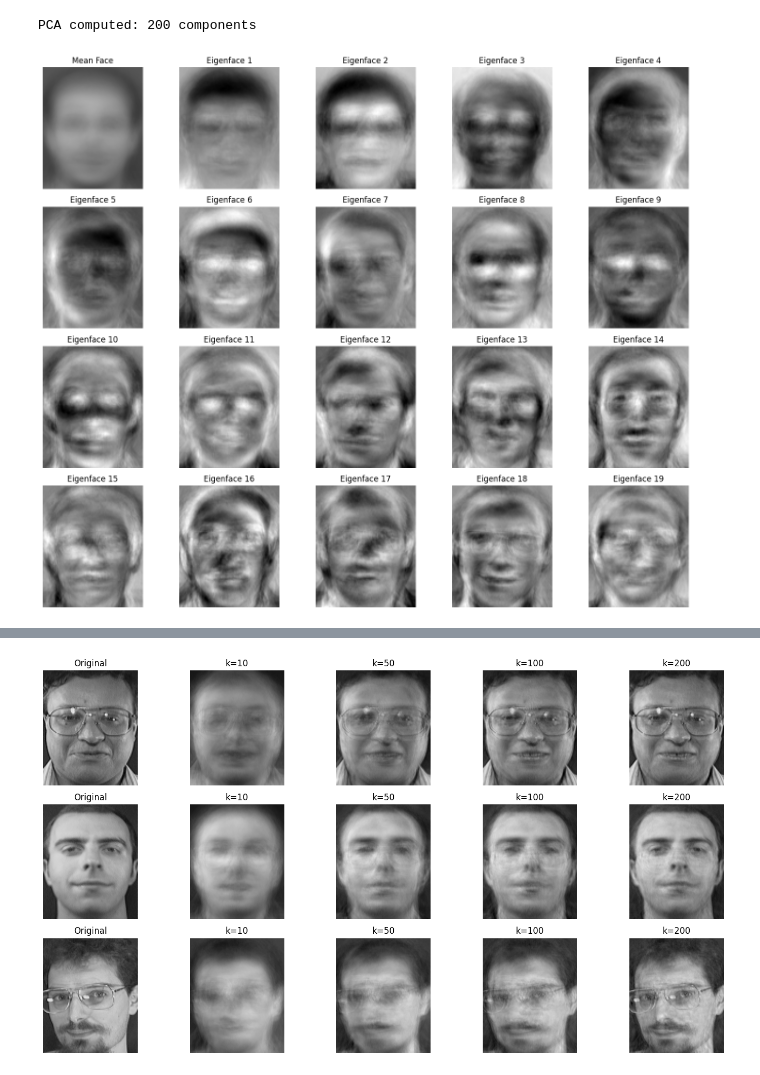
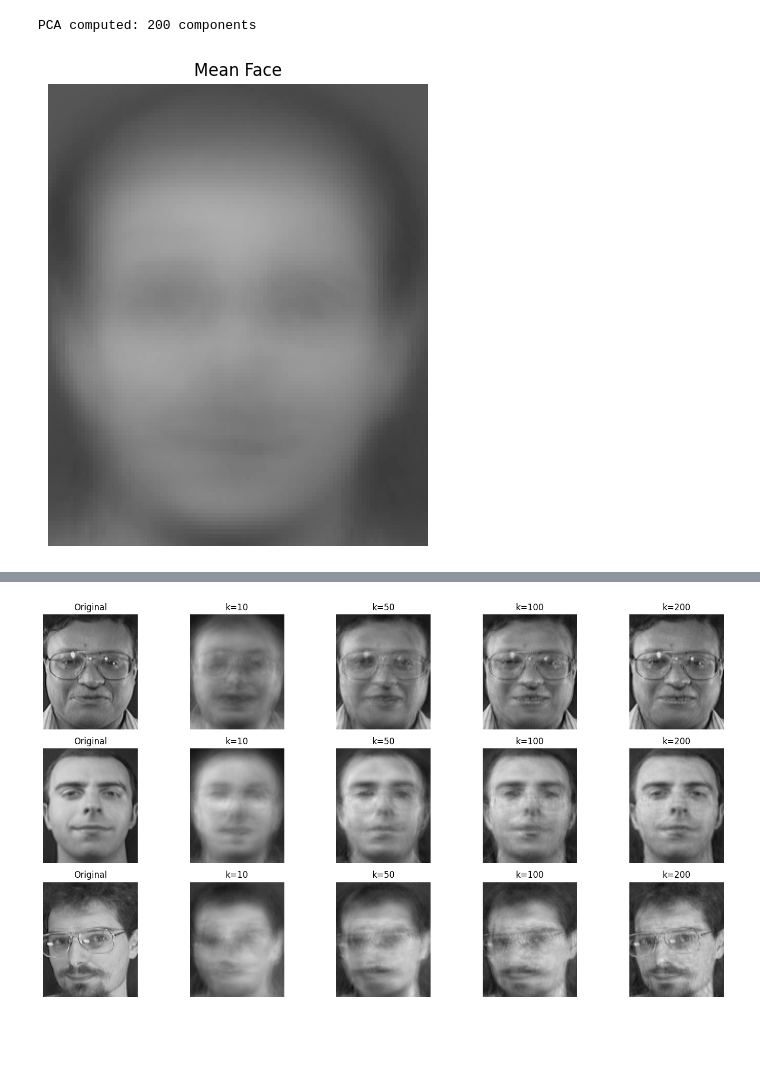
Before and after one commit to u23ai071-IshatS/DS_Assignments, a Jupyter notebook: Assignment4&5/eigenfaces.ipynb, the cells around one changed output, grey strips where cells are left out. Saved outputs shown, nothing was run; the diff lists cells and outputs as text; code cells hidden in the pictures; blank space fills up the shorter version.

```diff
--- a/Assignment4&5/eigenfaces.ipynb
+++ b/Assignment4&5/eigenfaces.ipynb
@@ -60,24 +60,11 @@ X_test_centered = X_test - mean_face
 train_proj = np.dot(X_train_centered, eigenfaces)
 test_proj = np.dot(X_test_centered, eigenfaces)
 # %%
-fig, axes = plt.subplots(4, 5, figsize=(15, 12))
-
-axes[0, 0].imshow(mean_face.reshape(image_shape), cmap='gray', vmin=0, vmax=255)
-axes[0, 0].set_title('Mean Face')
-axes[0, 0].axis('off')
-
-for i in range(1, 20):
-    row, col = i // 5, i % 5
-
-    ef = eigenfaces[:, i - 1]
-    ef_min, ef_max = ef.min(), ef.max()
-    ef_norm = 255 * (ef - ef_min) / (ef_max - ef_min + 1e-6)
-
-    axes[row, col].imshow(ef_norm.reshape(image_shape), cmap='gray')
-    axes[row, col].set_title(f"Eigenface {i}")
-    axes[row, col].axis('off')
-
-plt.tight_layout()
+# Visualize the mean face
+plt.figure(figsize=(6, 6))
+plt.imshow(mean_face.reshape(image_shape), cmap='gray', vmin=0, vmax=255)
+plt.title('Mean Face')
+plt.axis('off')
 plt.show()
 # %% [output]
-[figure, old version]
+[figure, new version]
```
Also changed, not shown: parts of 2 cells of this notebook, 7 other files.
